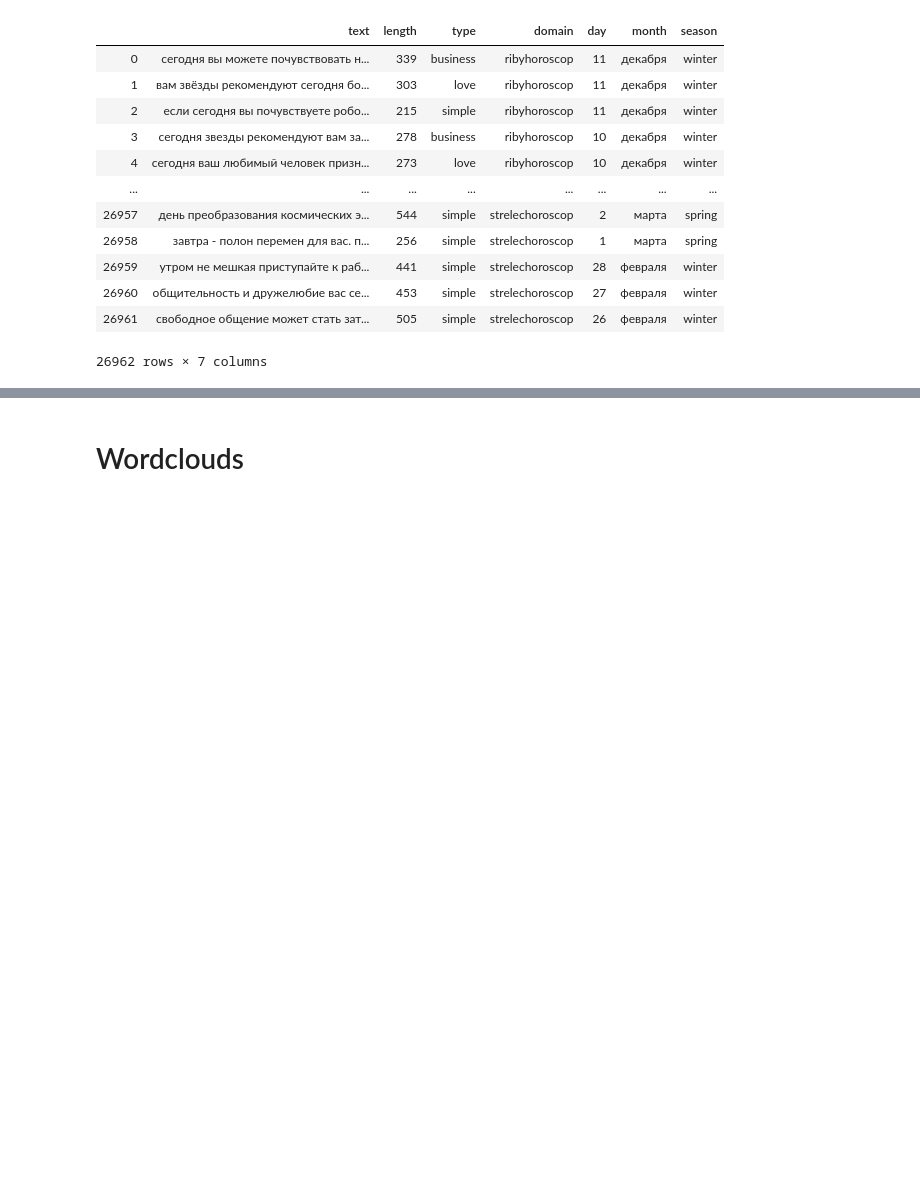
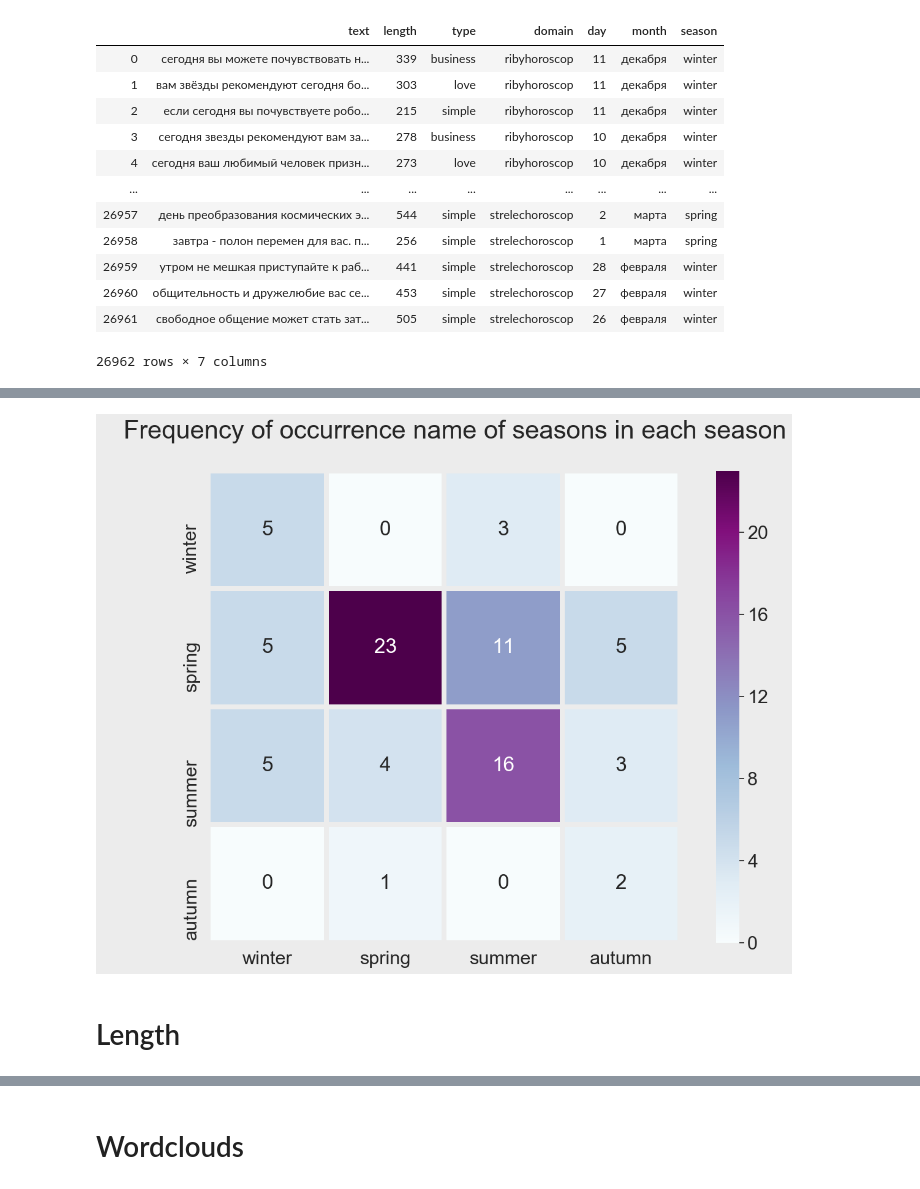
Before and after one commit to Khlebovich-Alexandra/horoscope_generator, a Jupyter notebook: visualisation.ipynb, the cells around one changed output, grey strips where cells are left out. Cells and saved outputs as stored; diff of their text form; code cells hidden in the pictures; blank space fills up the shorter version.

Commit message:
Add new plots

```diff
--- a/visualisation.ipynb
+++ b/visualisation.ipynb
@@ -114,3 +116,21 @@ posts
 | 26960 | общительность и дружелюбие вас се... | 453 | simple | strelechoroscop | 27 | февраля | winter |
 | 26961 | свободное общение может стать зат... | 505 | simple | strelechoroscop | 26 | февраля | winter |
 26962 rows × 7 columns
+# %%
+def get_number_of_words(pattern, posts=posts, seasons=seasons):
+    count = [0] * 4
+    for ind, season in enumerate(seasons):
+        count[ind] = len(re.findall(pattern, ' '.join(posts[posts.season==season].text)))
+    return count
+# %%
+seasons = 'winter spring summer autumn'.split(' ')
+p_winter = re.compile(r'\bзим[аыенуое]?[ймхиеяю]?[йегмяюхи]?[иуо]?\b')
+p_spring = re.compile(r'\bв[её]с[не][аыеуон]?[ймнх]?[иеяю]?[йегмяхю]?[иоу]?\b')
+p_summer = re.compile(r'\bлет[оуаеиюн][юйегим]?[мйегюих]?[иоу]?\b')
+p_autumn = re.compile(r'\bосен[ьиеня][иеяююймх]?[йегмяюхи]?[оуи]?\b')
+patterns = [p_winter, p_spring, p_summer, p_autumn]
+counts = []
+for season, pattern in zip(seasons, patterns):
+    count = get_number_of_words(pattern)
+    counts += [count]
+    print(season, '-', list(zip(seasons, count)))
@@ -116,0 +150,13 @@ posts
+# %%
+fig = plt.figure(figsize=(15, 10), facecolor='#ececec')
+sns.set(font_scale=2)
+sns.heatmap(counts, cmap='BuPu', linewidths=5,
+            linecolor='#ececec', xticklabels=seasons,
+            yticklabels=seasons, square=True, annot=True)
+plt.title("   Frequency of occurrence name of seasons in each season\n", fontsize=30)
+plt.savefig('Plots/Heatmap1.png', facecolor=fig.get_facecolor(), edgecolor='none')
+plt.show()
+# %% [output]
+[figure, added]
+# %% [markdown]
+# Length
```
Also changed, not shown: parts of 8 cells of this notebook, 3 other files.
